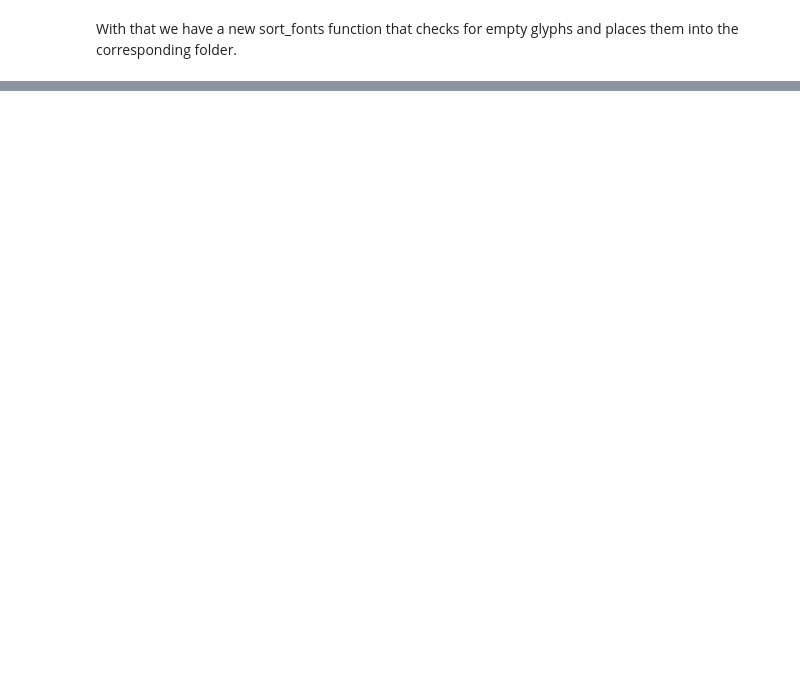
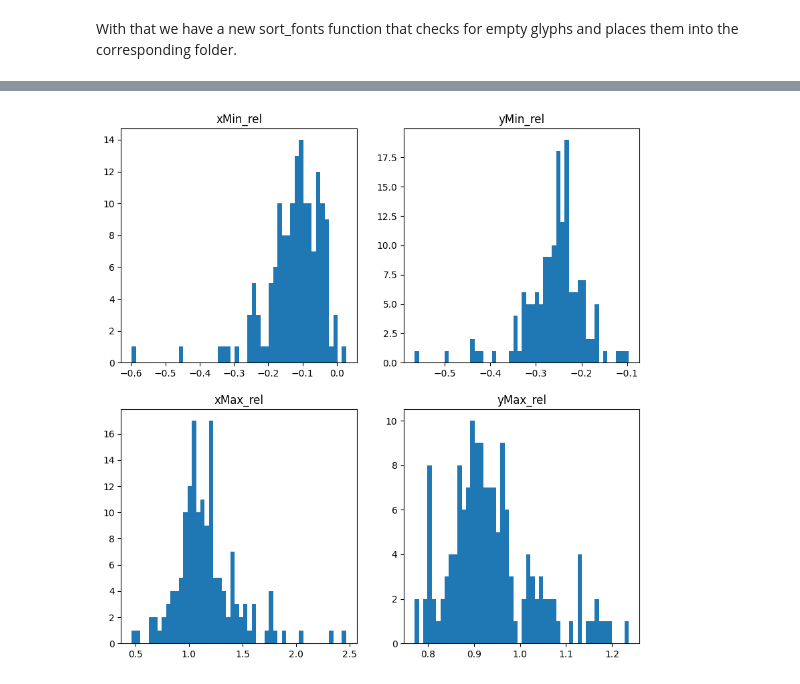
Before and after one commit to Johannes-Schall/AI_Font_Generator, a Jupyter notebook: notebooks/exploring the glyphazzn_urls.ipynb, the cells around one changed output, grey strips where cells are left out. Saved outputs shown, nothing was run; the diff lists cells and outputs as text; code cells hidden in the pictures; blank space fills up the shorter version.

Commit message:
Font glyphs fitting in rendered box.

```diff
--- a/notebooks/exploring the glyphazzn_urls.ipynb
+++ b/notebooks/exploring the glyphazzn_urls.ipynb
@@ -454,0 +581,9 @@ def sort_fonts(font_files_path=None,
+# %%
+font_file_name_crazy = font_file_names[18]
+font_file_name_path = os.path.join(path, font_file_name_crazy)
+font_crazy = ttLib.TTFont(font_file_name_path)
+print(font_crazy['head'].unitsPerEm)
+print(font_crazy['head'].xMin)
+print(font_crazy['head'].yMin)
+print(font_crazy['head'].xMax)
+print(font_crazy['head'].yMax)
@@ -454,0 +686,11 @@ def sort_fonts(font_files_path=None,
+# %%
+# We want to display xMin, yMin, xMax, yMax relative to the quad (unitsPerEm) for all fonts
+# First we save these values for all fonts in a dataframe
+font_data = []
+for font_file_name in tqdm(font_file_names):
+    font_file_name_path = os.path.join(path, font_file_name)
+    font = ttLib.TTFont(font_file_name_path)
+    font_data.append([font_file_name, font['head'].unitsPerEm, font['head'].xMin, font['head'].yMin, font['head'].xMax, font['head'].yMax])
+
+font_data_df = pd.DataFrame(font_data, columns=['font_file_name', 'unitsPerEm', 'xMin', 'yMin', 'xMax', 'yMax'])
+font_data_df.head()
@@ -454,0 +721,7 @@ def sort_fonts(font_files_path=None,
+# %%
+# Calculate the relative values xMin_rel, yMin_rel, xMax_rel, yMax_rel
+font_data_df['xMin_rel'] = font_data_df['xMin'] / font_data_df['unitsPerEm']
+font_data_df['yMin_rel'] = font_data_df['yMin'] / font_data_df['unitsPerEm']
+font_data_df['xMax_rel'] = font_data_df['xMax'] / font_data_df['unitsPerEm']
+font_data_df['yMax_rel'] = font_data_df['yMax'] / font_data_df['unitsPerEm']
+font_data_df.head()
@@ -454,0 +735,15 @@ def sort_fonts(font_files_path=None,
+# %%
+# Plotting the distribution of the relative values in a histogram in one plot together
+bins = 50
+fig, ax = plt.subplots(2, 2, figsize=(10, 10))
+ax[0, 0].hist(font_data_df['xMin_rel'], bins=bins)
+ax[0, 0].set_title('xMin_rel')
+ax[0, 1].hist(font_data_df['yMin_rel'], bins=bins)
+ax[0, 1].set_title('yMin_rel')
+ax[1, 0].hist(font_data_df['xMax_rel'], bins=bins)
+ax[1, 0].set_title('xMax_rel')
+ax[1, 1].hist(font_data_df['yMax_rel'], bins=bins)
+ax[1, 1].set_title('yMax_rel')
+plt.show()
+# %% [output]
+[figure, added]
```
Also changed, not shown: parts of 42 cells of this notebook, 2 other files.
